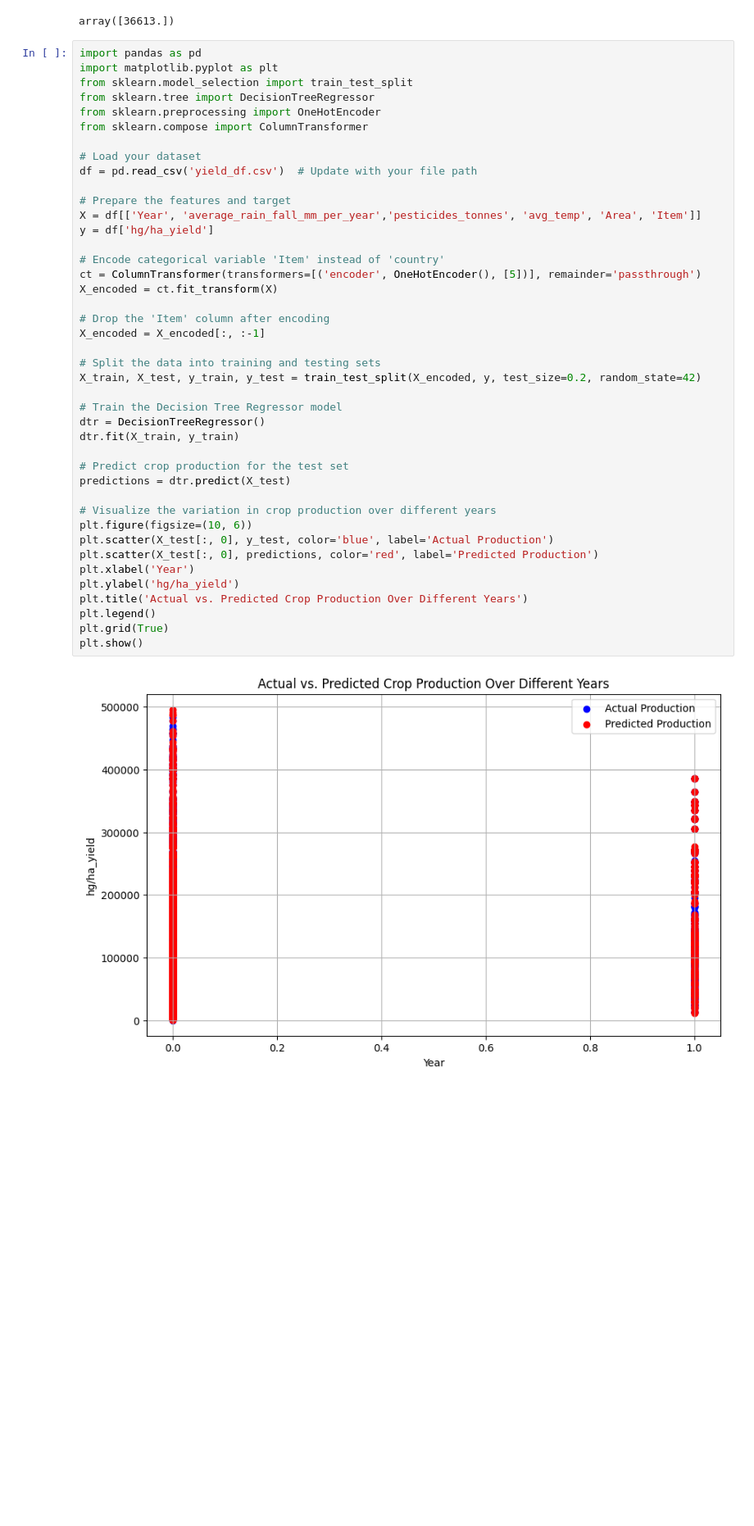
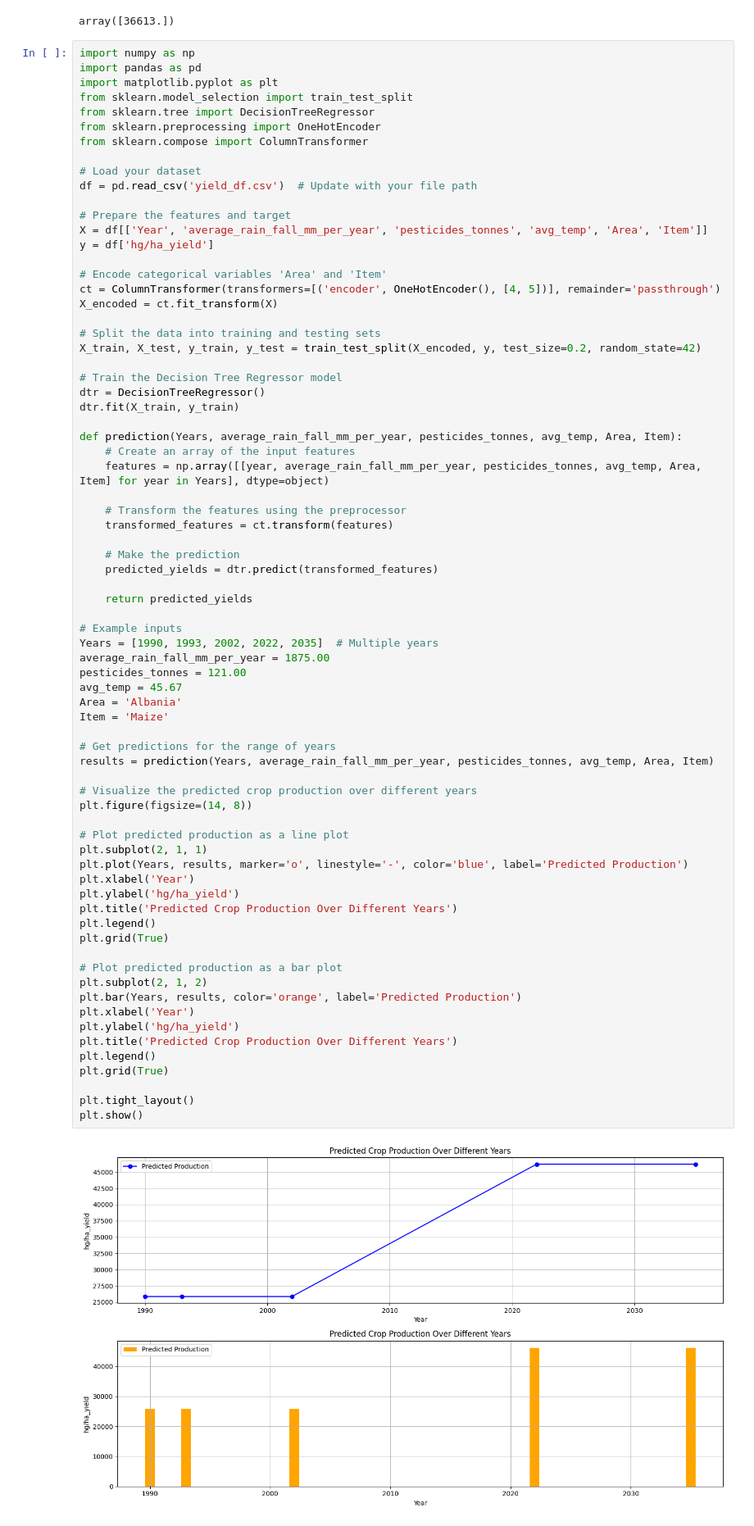
Before and after one commit to 210111006/INTERN-TASK-2-PYTHON-, a Jupyter notebook: CropYield_Prediction.ipynb, the cells around one changed output. Shown at 82% size. Saved outputs shown, nothing was run; the diff lists cells and outputs as text; blank space fills up the shorter version.

```diff
--- a/CropYield_Prediction.ipynb
+++ b/CropYield_Prediction.ipynb
@@ -282,46 +282,77 @@ result
 # %% [output]
 array([36613.])
 # %%
+import numpy as np
 import pandas as pd
 import matplotlib.pyplot as plt
 from sklearn.model_selection import train_test_split
 from sklearn.tree import DecisionTreeRegressor
 from sklearn.preprocessing import OneHotEncoder
 from sklearn.compose import ColumnTransformer
 
 # Load your dataset
 df = pd.read_csv('yield_df.csv')  # Update with your file path
 
 # Prepare the features and target
-X = df[['Year', 'average_rain_fall_mm_per_year','pesticides_tonnes', 'avg_temp', 'Area', 'Item']]
+X = df[['Year', 'average_rain_fall_mm_per_year', 'pesticides_tonnes', 'avg_temp', 'Area', 'Item']]
 y = df['hg/ha_yield']
 
-# Encode categorical variable 'Item' instead of 'country'
-ct = ColumnTransformer(transformers=[('encoder', OneHotEncoder(), [5])], remainder='passthrough')
+# Encode categorical variables 'Area' and 'Item'
+ct = ColumnTransformer(transformers=[('encoder', OneHotEncoder(), [4, 5])], remainder='passthrough')
 X_encoded = ct.fit_transform(X)
-
-# Drop the 'Item' column after encoding
-X_encoded = X_encoded[:, :-1]
 
 # Split the data into training and testing sets
 X_train, X_test, y_train, y_test = train_test_split(X_encoded, y, test_size=0.2, random_state=42)
 
 # Train the Decision Tree Regressor model
 dtr = DecisionTreeRegressor()
 dtr.fit(X_train, y_train)
 
-# Predict crop production for the test set
-predictions = dtr.predict(X_test)
+def prediction(Years, average_rain_fall_mm_per_year, pesticides_tonnes, avg_temp, Area, Item):
+    # Create an array of the input features
+    features = np.array([[year, average_rain_fall_mm_per_year, pesticides_tonnes, avg_temp, Area, Item] for year in Years], dtype=object)
 
-# Visualize the variation in crop production over different years
-plt.figure(figsize=(10, 6))
-plt.scatter(X_test[:, 0], y_test, color='blue', label='Actual Production')
-plt.scatter(X_test[:, 0], predictions, color='red', label='Predicted Production')
+    # Transform the features using the preprocessor
+    transformed_features = ct.transform(features)
+
+    # Make the prediction
+    predicted_yields = dtr.predict(transformed_features)
+
+    return predicted_yields
+
+# Example inputs
+Years = [1990, 1993, 2002, 2022, 2035]  # Multiple years
+average_rain_fall_mm_per_year = 1875.00
+pesticides_tonnes = 121.00
+avg_temp = 45.67
+Area = 'Albania'
+Item = 'Maize'
+
+# Get predictions for the range of years
+results = prediction(Years, average_rain_fall_mm_per_year, pesticides_tonnes, avg_temp, Area, Item)
+
+# Visualize the predicted crop production over different years
+plt.figure(figsize=(14, 8))
+
+# Plot predicted production as a line plot
+plt.subplot(2, 1, 1)
+plt.plot(Years, results, marker='o', linestyle='-', color='blue', label='Predicted Production')
 plt.xlabel('Year')
 plt.ylabel('hg/ha_yield')
-plt.title('Actual vs. Predicted Crop Production Over Different Years')
+plt.title('Predicted Crop Production Over Different Years')
 plt.legend()
 plt.grid(True)
+
+# Plot predicted production as a bar plot
+plt.subplot(2, 1, 2)
+plt.bar(Years, results, color='orange', label='Predicted Production')
+plt.xlabel('Year')
+plt.ylabel('hg/ha_yield')
+plt.title('Predicted Crop Production Over Different Years')
+plt.legend()
+plt.grid(True)
+
+plt.tight_layout()
 plt.show()
 # %% [output]
-[figure, old version]
+[figure, new version]
```
Also changed, not shown: parts of 2 cells of this notebook.
